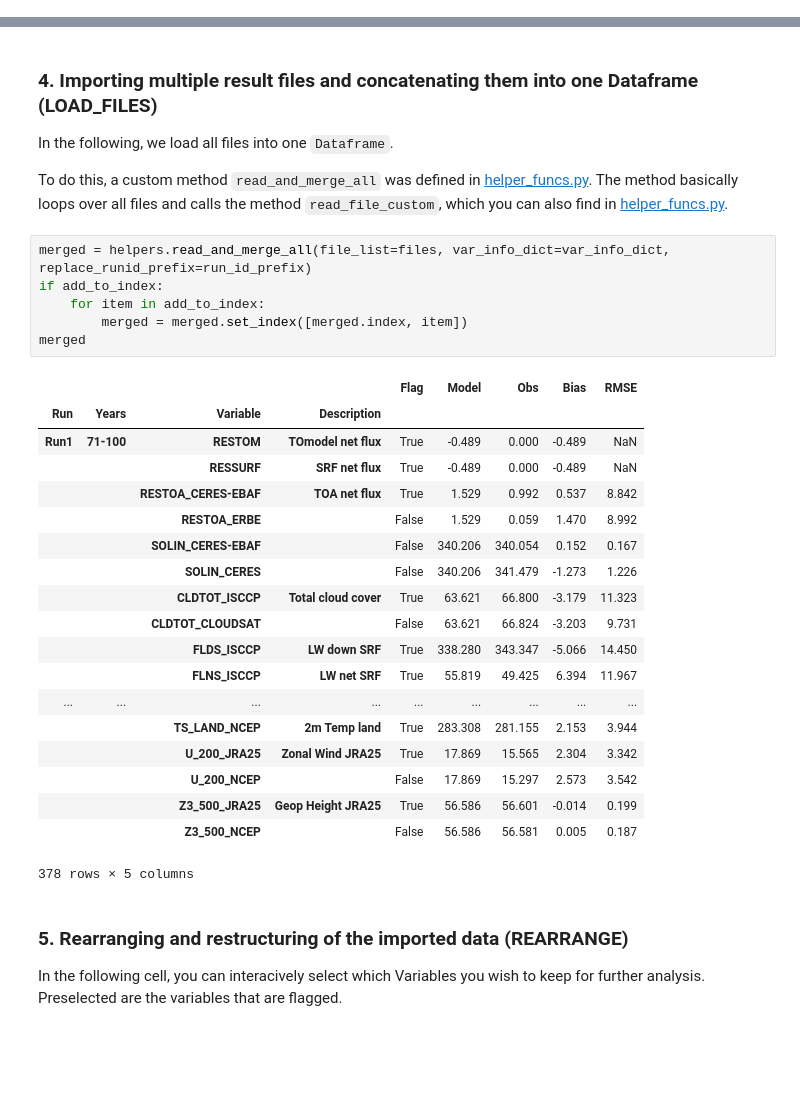
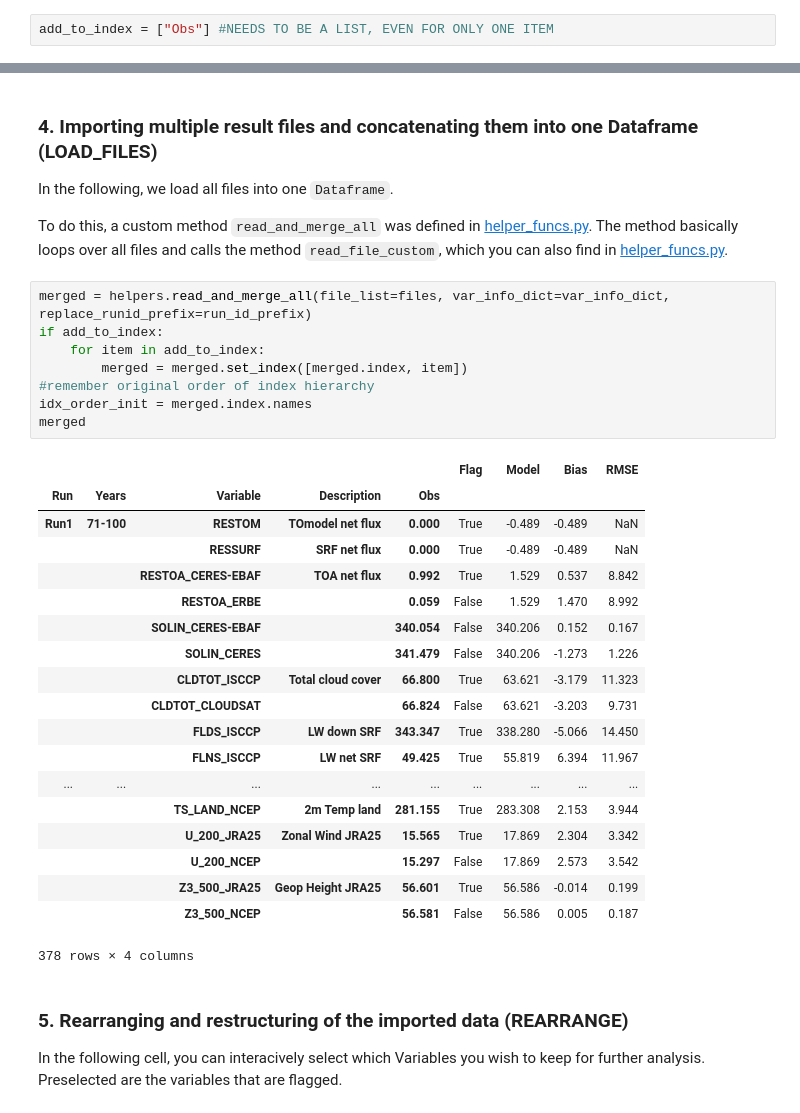
Before and after one commit to jgliss/my_notebooks, a Jupyter notebook: read_ascii_cams_diag.ipynb, the cells around one changed output, grey strips where cells are left out. Saved outputs shown, nothing was run; the diff lists cells and outputs as text; blank space fills up the shorter version.

```diff
--- a/read_ascii_cams_diag.ipynb
+++ b/read_ascii_cams_diag.ipynb
@@ -49,3 +47,5 @@ add_to_index = None #["Obs"]
+# %%
+add_to_index = ["Obs"] #NEEDS TO BE A LIST, EVEN FOR ONLY ONE ITEM
 # %% [markdown]
 ##### Define which parts of index should be unstacked
 
@@ -109,29 +109,31 @@ To do this, a custom method `read_and_merge_all` was defined in [helper_funcs.py
 # %%
 merged = helpers.read_and_merge_all(file_list=files, var_info_dict=var_info_dict, replace_runid_prefix=run_id_prefix)
 if add_to_index:
     for item in add_to_index:
         merged = merged.set_index([merged.index, item])
+#remember original order of index hierarchy
+idx_order_init = merged.index.names
 merged
 # %% [output]
-|  |  |  |  | Flag | Model | Obs | Bias | RMSE |
-| Run | Years | Variable | Description |  |  |  |  |  |
-| Run1 | 71-100 | RESTOM | TOmodel net flux | True | -0.489 | 0.000 | -0.489 | NaN |
-|  |  | RESSURF | SRF net flux | True | -0.489 | 0.000 | -0.489 | NaN |
-|  |  | RESTOA_CERES-EBAF | TOA net flux | True | 1.529 | 0.992 | 0.537 | 8.842 |
-|  |  | RESTOA_ERBE |  | False | 1.529 | 0.059 | 1.470 | 8.992 |
-|  |  | SOLIN_CERES-EBAF |  | False | 340.206 | 340.054 | 0.152 | 0.167 |
-|  |  | SOLIN_CERES |  | False | 340.206 | 341.479 | -1.273 | 1.226 |
-|  |  | CLDTOT_ISCCP | Total cloud cover | True | 63.621 | 66.800 | -3.179 | 11.323 |
-|  |  | CLDTOT_CLOUDSAT |  | False | 63.621 | 66.824 | -3.203 | 9.731 |
-|  |  | FLDS_ISCCP | LW down SRF | True | 338.280 | 343.347 | -5.066 | 14.450 |
-|  |  | FLNS_ISCCP | LW net SRF | True | 55.819 | 49.425 | 6.394 | 11.967 |
+|  |  |  |  |  | Flag | Model | Bias | RMSE |
+| Run | Years | Variable | Description | Obs |  |  |  |  |
+| Run1 | 71-100 | RESTOM | TOmodel net flux | 0.000 | True | -0.489 | -0.489 | NaN |
+|  |  | RESSURF | SRF net flux | 0.000 | True | -0.489 | -0.489 | NaN |
+|  |  | RESTOA_CERES-EBAF | TOA net flux | 0.992 | True | 1.529 | 0.537 | 8.842 |
+|  |  | RESTOA_ERBE |  | 0.059 | False | 1.529 | 1.470 | 8.992 |
+|  |  | SOLIN_CERES-EBAF |  | 340.054 | False | 340.206 | 0.152 | 0.167 |
+|  |  | SOLIN_CERES |  | 341.479 | False | 340.206 | -1.273 | 1.226 |
+|  |  | CLDTOT_ISCCP | Total cloud cover | 66.800 | True | 63.621 | -3.179 | 11.323 |
+|  |  | CLDTOT_CLOUDSAT |  | 66.824 | False | 63.621 | -3.203 | 9.731 |
+|  |  | FLDS_ISCCP | LW down SRF | 343.347 | True | 338.280 | -5.066 | 14.450 |
+|  |  | FLNS_ISCCP | LW net SRF | 49.425 | True | 55.819 | 6.394 | 11.967 |
 | ... | ... | ... | ... | ... | ... | ... | ... | ... |
-|  |  | TS_LAND_NCEP | 2m Temp land | True | 283.308 | 281.155 | 2.153 | 3.944 |
-|  |  | U_200_JRA25 | Zonal Wind JRA25 | True | 17.869 | 15.565 | 2.304 | 3.342 |
-|  |  | U_200_NCEP |  | False | 17.869 | 15.297 | 2.573 | 3.542 |
-|  |  | Z3_500_JRA25 | Geop Height JRA25 | True | 56.586 | 56.601 | -0.014 | 0.199 |
-|  |  | Z3_500_NCEP |  | False | 56.586 | 56.581 | 0.005 | 0.187 |
+|  |  | TS_LAND_NCEP | 2m Temp land | 281.155 | True | 283.308 | 2.153 | 3.944 |
+|  |  | U_200_JRA25 | Zonal Wind JRA25 | 15.565 | True | 17.869 | 2.304 | 3.342 |
+|  |  | U_200_NCEP |  | 15.297 | False | 17.869 | 2.573 | 3.542 |
+|  |  | Z3_500_JRA25 | Geop Height JRA25 | 56.601 | True | 56.586 | -0.014 | 0.199 |
+|  |  | Z3_500_NCEP |  | 56.581 | False | 56.586 | 0.005 | 0.187 |
-378 rows × 5 columns
+378 rows × 4 columns
 # %% [markdown]
 ### 5. Rearranging and restructuring of the imported data (REARRANGE)
 
```
Also changed, not shown: parts of 26 cells of this notebook, 6 other files.
